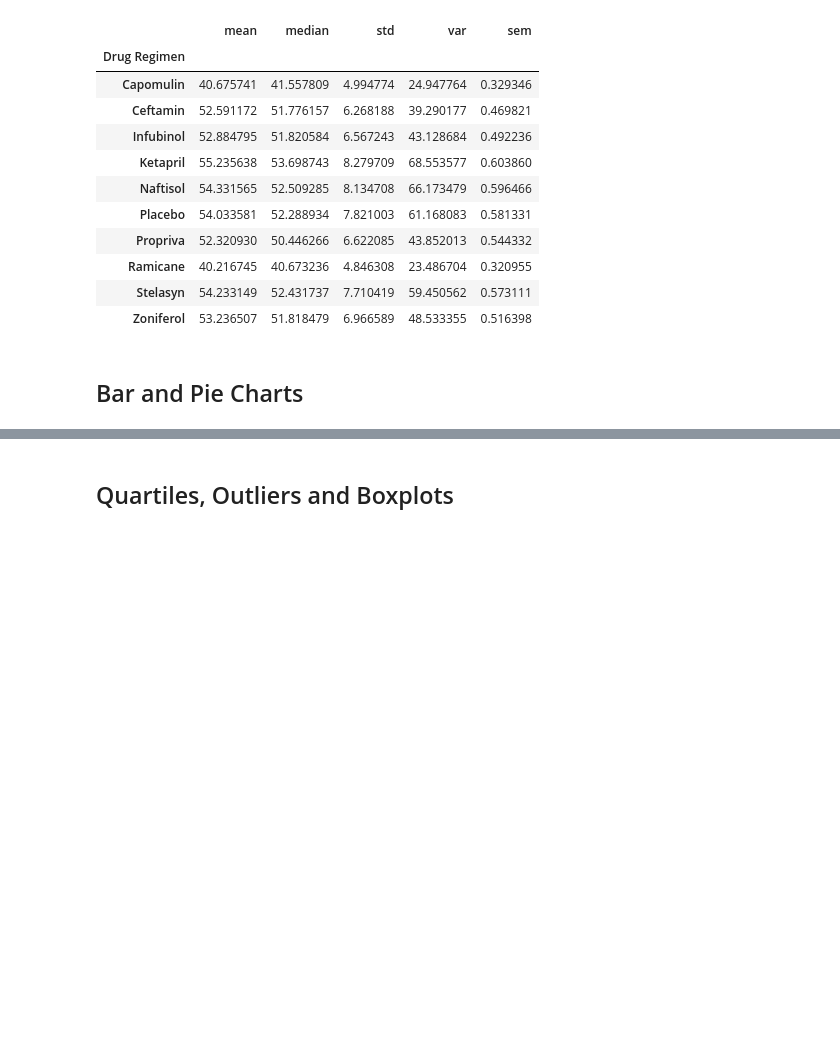
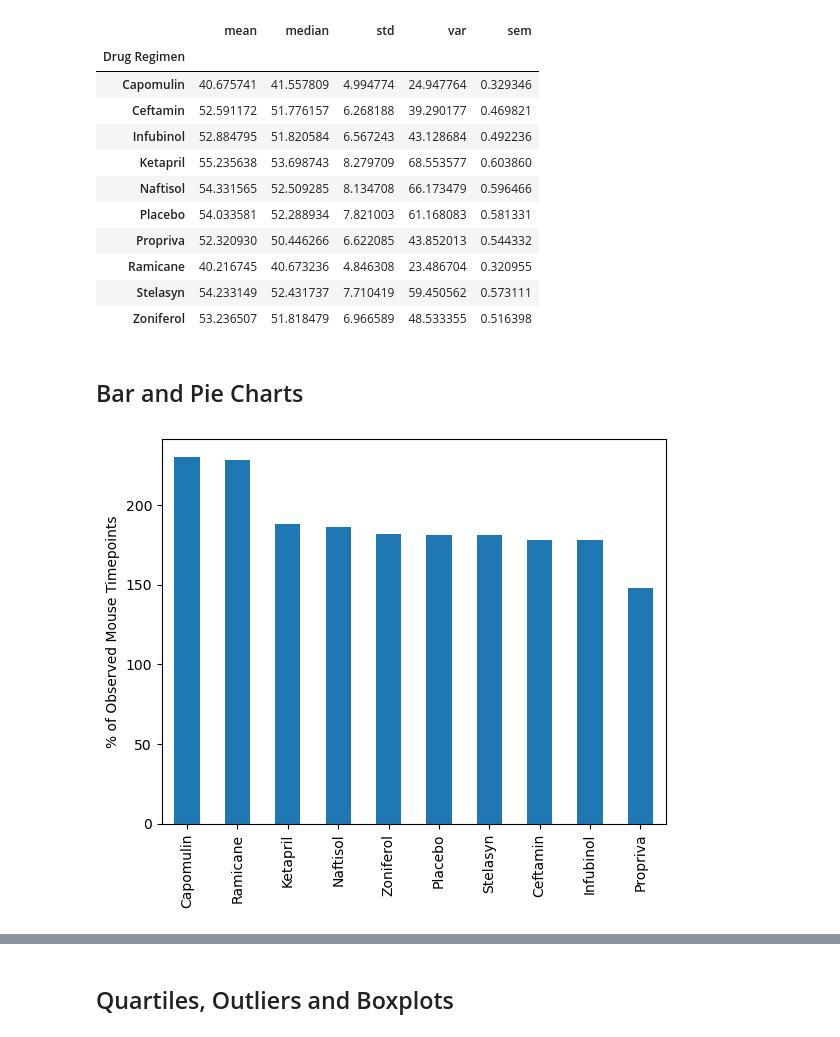
Before and after one commit to jimlhaugen/data-visualization-challenge, a Jupyter notebook: Pymaceuticals/pymaceuticals_starter.ipynb, the cells around one changed output, grey strips where cells are left out. Drawn from its saved outputs; the diff is of its cells as text; code cells hidden in the pictures; blank space fills up the shorter version.

Commit message:
Completed Bar and Pie Charts

```diff
--- a/Pymaceuticals/pymaceuticals_starter.ipynb
+++ b/Pymaceuticals/pymaceuticals_starter.ipynb
@@ -222,4 +222,14 @@ Tumor Volume (mm3)
 | Zoniferol | 53.236507 | 51.818479 | 6.966589 | 48.533355 | 0.516398 |
 # %% [markdown]
 ## Bar and Pie Charts
+# %%
+# Generate a bar plot showing the total number of rows (Mouse ID/Timepoints) for each drug regimen using Pandas.
+
+regimen_mouse_timepoints_df = combined_df.groupby(combined_df['Drug Regimen'], as_index=True, sort=True)['Tumor Volume (mm3)'].count().sort_values(ascending=False)
+regimen_mouse_timepoints_df.plot(kind="bar", figsize=(6.5,5))
+plt.xlabel('')           # removes text from upper left hand corner above chart
+plt.ylabel("% of Observed Mouse Timepoints")
+plt.show()
+# %% [output]
+[figure, added]
 # %%
```
Also changed, not shown: parts of 5 cells of this notebook.
